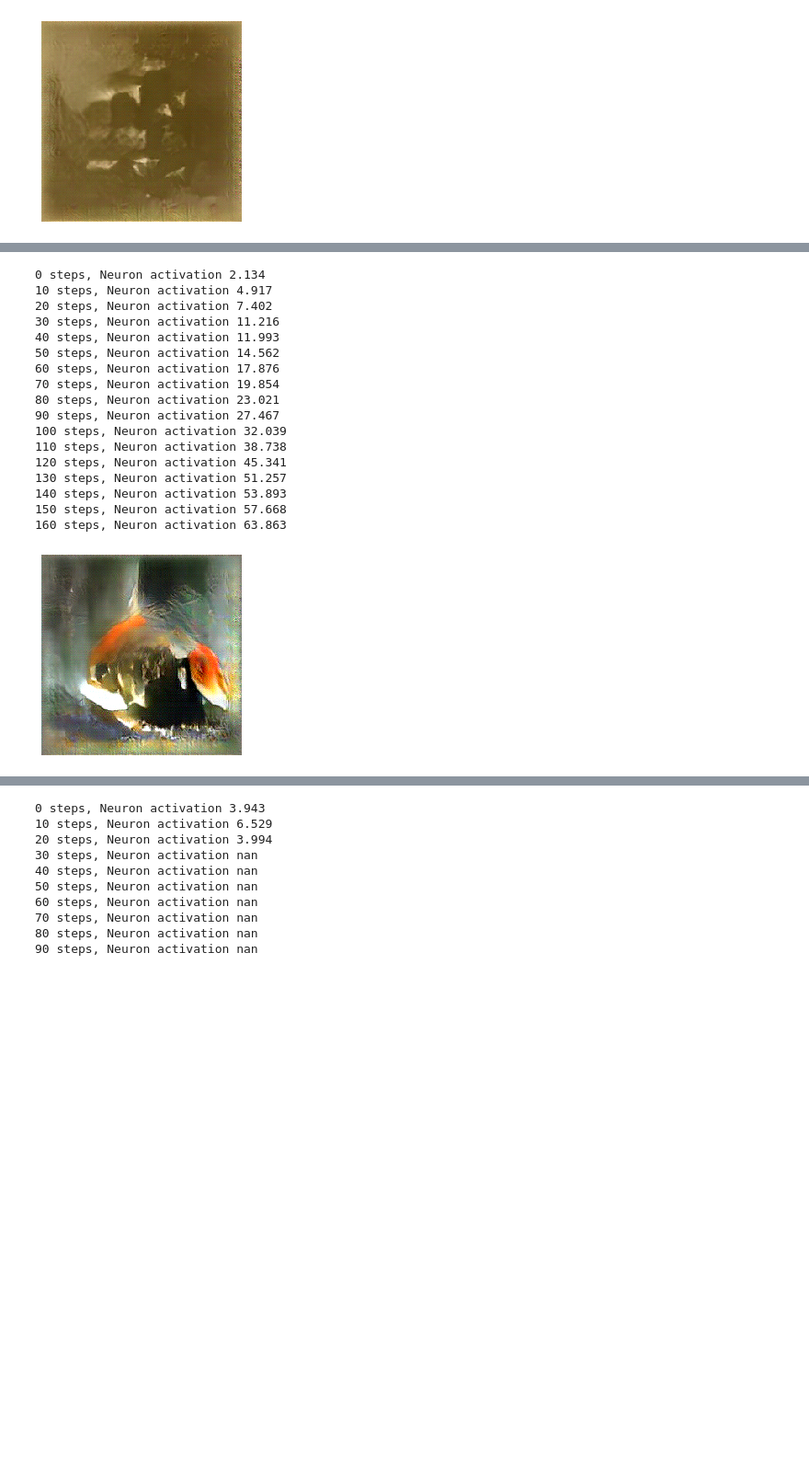
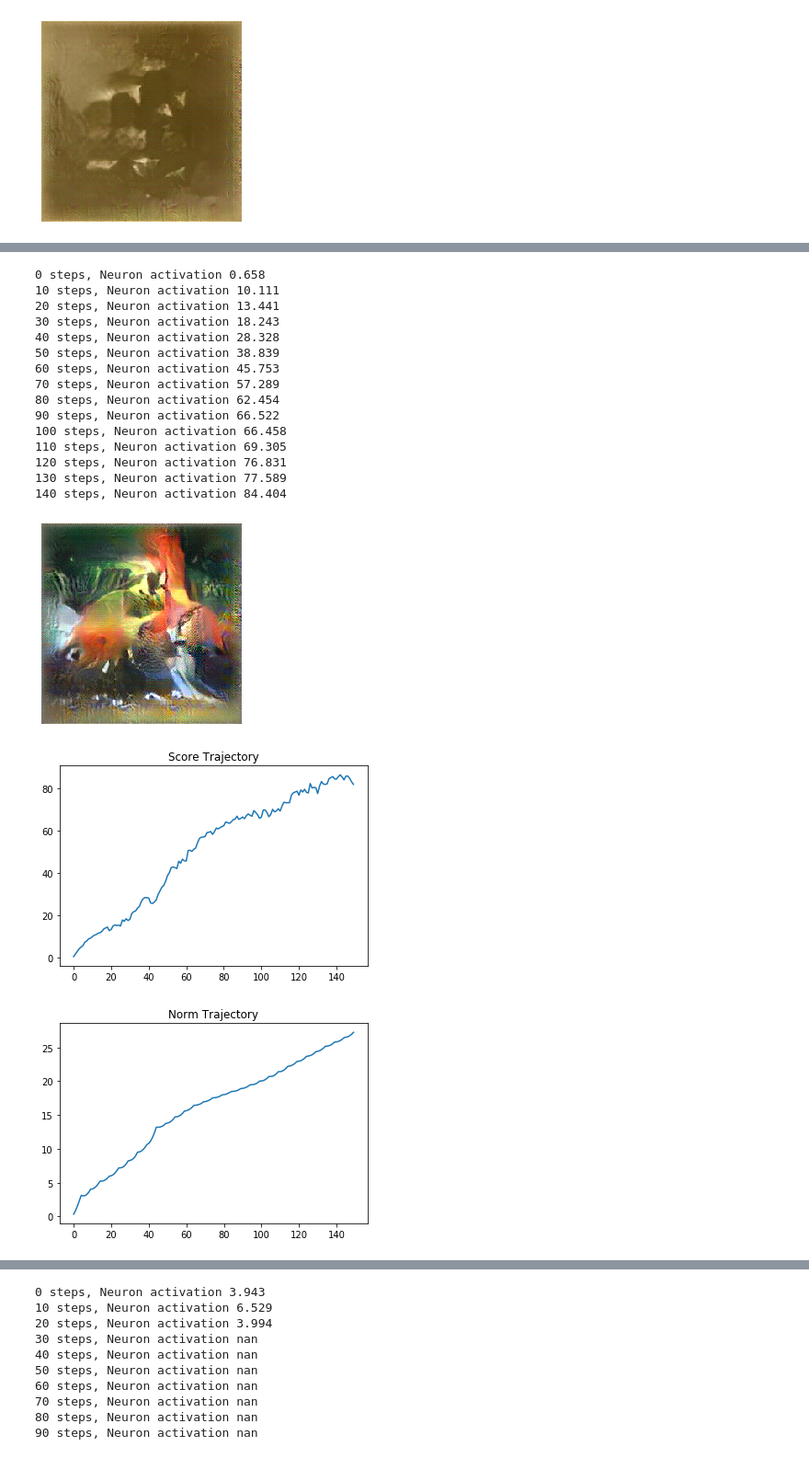
Before and after one commit to Animadversio/Activation-Maximization-for-Visual-System, a Jupyter notebook: Feature_Visualization_Demo.ipynb, the cells around one changed output, grey strips where cells are left out. Shown at 92% size. Drawn from its saved outputs; the diff is of its cells as text; code cells hidden in the pictures; blank space fills up the shorter version.

```diff
--- a/Feature_Visualization_Demo.ipynb
+++ b/Feature_Visualization_Demo.ipynb
@@ -567,11 +567,11 @@ plt.show()
 # %% [output]
 [figure]
 # %%
-feat = np.random.rand(1, 4096)
+feat = 0.01 * np.random.rand(1, 4096)
 feat = torch.from_numpy(np.float32(feat))
 feat = Variable(feat, requires_grad = True)
 offset = 16
-pipe_optimizer = optim.Adam([feat], lr=0.02) # Seems Adam is not so good, Adagrad ... is not so
+pipe_optimizer = optim.Adagrad([feat], lr=0.02) # Seems Adam is not so good, Adagrad ... is not so
 for step in range(500):
     blobs = Generator(feat)
     out_img = blobs['deconv0']
@@ -593,7 +593,8 @@ plt.subplot(1,2,1)
 plt.imshow(deproc_img)# .view([224,224,3])
 plt.axis('off')
 plt.subplot(1,2,2)
-plt.imshow((deproc_img - deproc_img.min())/(deproc_img.max()-deproc_img.min()))# .view([224,224,3])
+deproc_img = detfmr.deprocess('data', out_img.data.numpy())
+plt.imshow(np.clip(deproc_img, 0, 1))# .view([224,224,3])
 plt.axis('off')
 plt.show()
 # %% [output]
@@ -601,47 +633,54 @@ NameError: name 'optim' is not defined
 # %%
-feat = np.random.rand(1, 4096)
+feat = 0.001*np.random.rand(1, 4096)
 feat = torch.from_numpy(np.float32(feat))
 feat = Variable(feat, requires_grad = True)
 offset = 16
-pipe_optimizer = optim.SGD([feat], lr=0.1) # Seems Adam is not so good, Adagrad ... is not so
-for step in range(170):
+pipe_optimizer = optim.SGD([feat], lr=0.05) # Seems Adam is not so good, Adagrad ... is not so
+score = []
+feat_norm = []
+for step in range(150):
+    if step%5==0:
+        pipe_optimizer.zero_grad()
     blobs = Generator(feat) # forward the feature vector through the GAN
     out_img = blobs['deconv0'] # get raw output image from GAN
-#     deproc_img = detfmr.deprocess('data', out_img.data)#.numpy()
-#     deproc_img = torch.clamp(deproc_img, 0, 1)
     center_img = out_img[:, :, offset:-offset, offset:-offset]
     blobs_CNN = net(center_img)
-    fc8_neuron1 = - blobs_CNN['fc8'][0,1]
-    fc8_neuron1.backward()
+    neg_activ = - blobs_CNN['fc8'][0,1]
+    neg_activ.backward()
     pipe_optimizer.step()
-    if step%50==0:
-        pipe_optimizer.zero_grad()
+    score.append(- neg_activ.data.item())
+    feat_norm.append(feat.norm(p=2).data.item())
     if step%10==0:
-        print("%d steps, Neuron activation %.3f"%(step, - fc8_neuron1.data.item() ))
-# with torch.no_grad():
-#     plt.imshow((out_img.view([256,256,3]) - out_img.data.min())/ (out_img.data.max()-out_img.data.min()))# .view([224,224,3])
-#     plt.axis('off')
-# plt.show()
+        print("%d steps, Neuron activation %.3f"%(step, - neg_activ.data.item() ))
+
 deproc_img = detfmr.deprocess('data', out_img.data.numpy())
 plt.imshow(np.clip(deproc_img, 0, 1))# .view([224,224,3])
 plt.axis('off')
 plt.show()
+plt.figure()
+plt.plot(np.arange(len(score)), score)
+plt.title("Score Trajectory")
+plt.show()
+plt.figure()
+plt.plot(np.arange(len(score)), feat_norm)
+plt.title("Norm Trajectory")
+plt.show()
 # %% [output]
-0 steps, Neuron activation 2.134
-10 steps, Neuron activation 4.917
-20 steps, Neuron activation 7.402
-30 steps, Neuron activation 11.216
-40 steps, Neuron activation 11.993
-50 steps, Neuron activation 14.562
-60 steps, Neuron activation 17.876
-70 steps, Neuron activation 19.854
-80 steps, Neuron activation 23.021
-90 steps, Neuron activation 27.467
-100 steps, Neuron activation 32.039
-110 steps, Neuron activation 38.738
-120 steps, Neuron activation 45.341
-130 steps, Neuron activation 51.257
-140 steps, Neuron activation 53.893
-150 steps, Neuron activation 57.668
-160 steps, Neuron activation 63.863
+0 steps, Neuron activation 0.658
+10 steps, Neuron activation 10.111
+20 steps, Neuron activation 13.441
+30 steps, Neuron activation 18.243
+40 steps, Neuron activation 28.328
+50 steps, Neuron activation 38.839
+60 steps, Neuron activation 45.753
+70 steps, Neuron activation 57.289
+80 steps, Neuron activation 62.454
+90 steps, Neuron activation 66.522
+100 steps, Neuron activation 66.458
+110 steps, Neuron activation 69.305
+120 steps, Neuron activation 76.831
+130 steps, Neuron activation 77.589
+140 steps, Neuron activation 84.404
-[figure, old version]
+[figure, new version]
+[figure, added]
+[figure, added]
```
Also changed, not shown: parts of 5 cells of this notebook.
